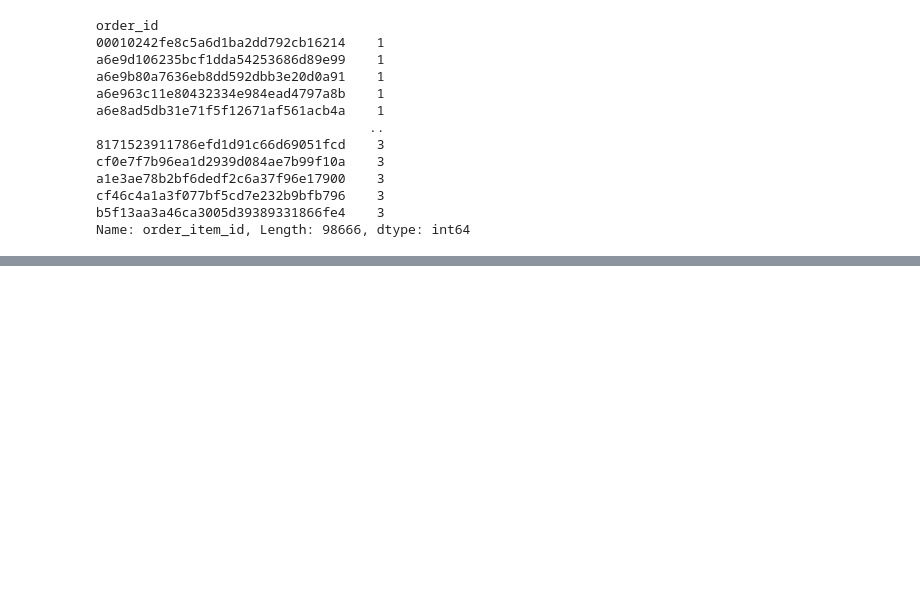
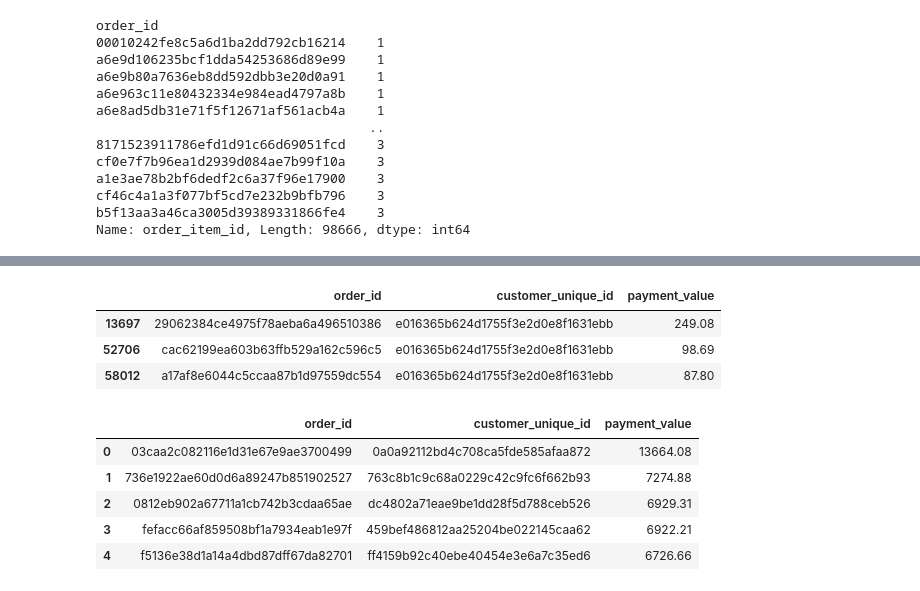
Before and after one commit to alkemyTech/BBVA-BDS-W1-T3, a Jupyter notebook: Caso_de_Negocio.ipynb, the cells around one changed output, grey strips where cells are left out. Drawn from its saved outputs; the diff is of its cells as text; code cells hidden in the pictures; blank space fills up the shorter version.

```diff
--- a/Caso_de_Negocio.ipynb
+++ b/Caso_de_Negocio.ipynb
@@ -562,0 +568,29 @@ Name: order_item_id, Length: 98666, dtype: int64
+# %%
+# Hacer un CTE (Common Table Expression) para hacer como una subconsulta y optimizar los tiempos
+# Hacer un ranking en base al numero de fila (Row_number()) Y luego tomar aquellos que row_number desde el 1 al 3
+
+query_bbt3_29 = '''
+WITH RankedPayments AS (
+  SELECT
+    o.order_id,
+    c.customer_unique_id,
+    p.payment_value,
+    ROW_NUMBER() OVER (PARTITION BY c.customer_unique_id ORDER BY p.payment_value DESC) as rank
+  FROM
+    orders AS o
+  JOIN order_payments p ON o.order_id = p.order_id
+  JOIN customers c ON o.customer_id = c.customer_id
+)
+SELECT
+  order_id,
+  customer_unique_id,
+  payment_value
+FROM
+  RankedPayments
+WHERE 1=1
+  AND rank <= 3
+ORDER BY
+  payment_value DESC
+'''
+
+top_3_payments_bcostumers = pd.read_sql_query(query_bbt3_29, conn)
@@ -562,0 +614,17 @@ Name: order_item_id, Length: 98666, dtype: int64
+# %%
+# Ejemplo de un customer id que tiene 3 valores, corroborar que estén cargados de mayor a menor
+top_3_payments_bcostumers[top_3_payments_bcostumers['customer_unique_id'] == 'e016365b624d1755f3e2d0e8f1631ebb']
+# %% [output]
+|  | order_id | customer_unique_id | payment_value |
+| 13697 | 29062384ce4975f78aeba6a496510386 | e016365b624d1755f3e2d0e8f1631ebb | 249.08 |
+| 52706 | cac62199ea603b63ffb529a162c596c5 | e016365b624d1755f3e2d0e8f1631ebb | 98.69 |
+| 58012 | a17af8e6044c5ccaa87b1d97559dc554 | e016365b624d1755f3e2d0e8f1631ebb | 87.80 |
+# %%
+top_3_payments_bcostumers.head()
+# %% [output]
+|  | order_id | customer_unique_id | payment_value |
+| 0 | 03caa2c082116e1d31e67e9ae3700499 | 0a0a92112bd4c708ca5fde585afaa872 | 13664.08 |
+| 1 | 736e1922ae60d0d6a89247b851902527 | 763c8b1c9c68a0229c42c9fc6f662b93 | 7274.88 |
+| 2 | 0812eb902a67711a1cb742b3cdaa65ae | dc4802a71eae9be1dd28f5d788ceb526 | 6929.31 |
+| 3 | fefacc66af859508bf1a7934eab1e97f | 459bef486812aa25204be022145caa62 | 6922.21 |
+| 4 | f5136e38d1a14a4dbd87dff67da82701 | ff4159b92c40ebe40454e3e6a7c35ed6 | 6726.66 |
```
Also changed, not shown: parts of 14 cells of this notebook.
